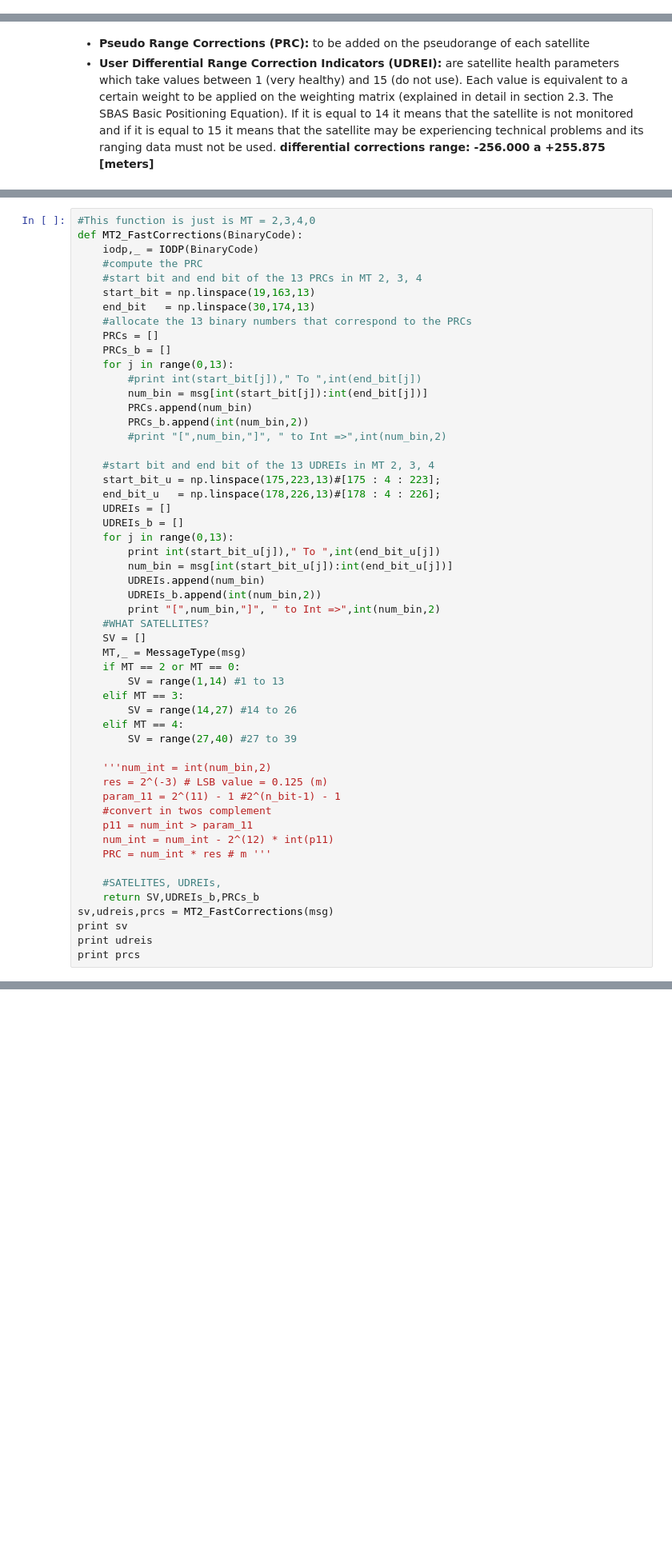
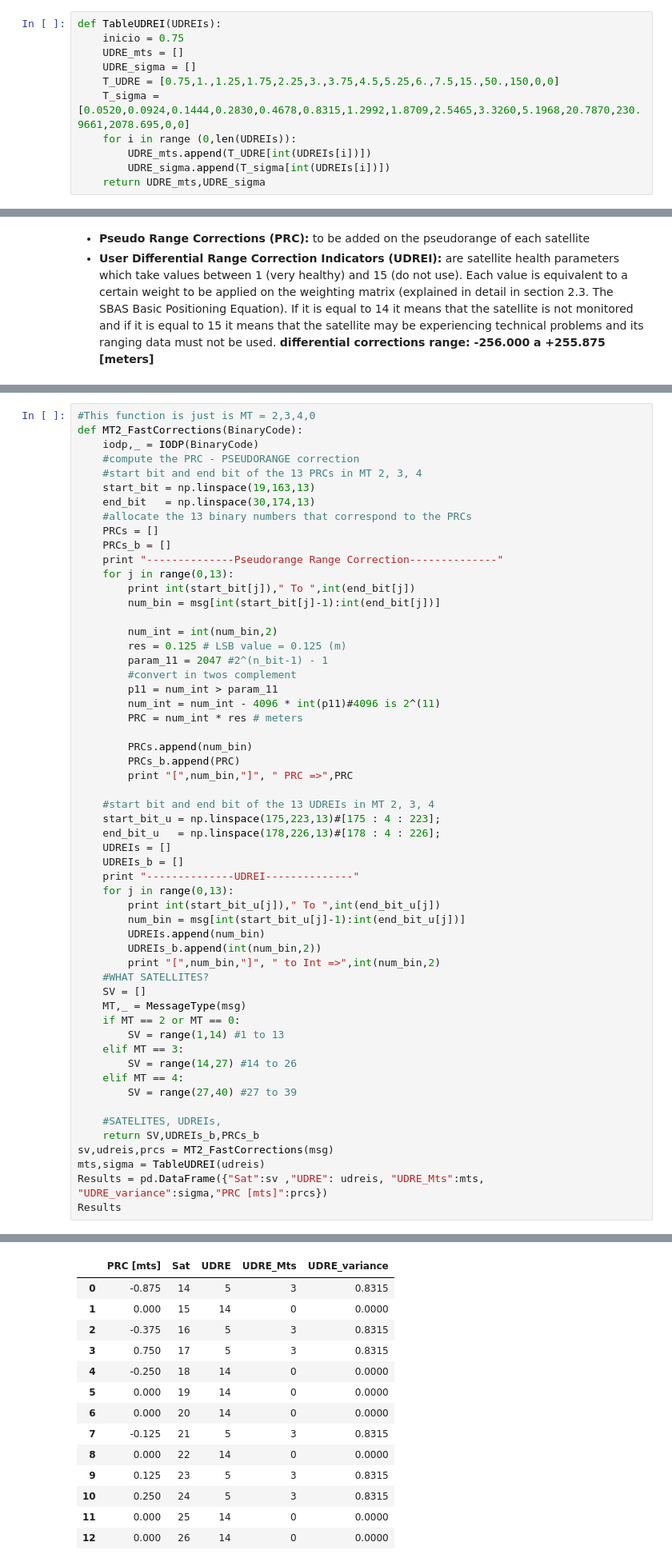
Before and after one commit to mikesneider/GNSS, a Jupyter notebook: SBAS.ipynb, the cells around one changed output, grey strips where cells are left out. Shown at 80% size. Cells and saved outputs as stored; diff of their text form; blank space fills up the shorter version.

```diff
--- a/SBAS.ipynb
+++ b/SBAS.ipynb
@@ -9,6 +9,17 @@ from numba import autojit
 from numpy.linalg import norm
 %matplotlib inline
 init_printing(use_latex=True)
+# %%
+def TableUDREI(UDREIs):
+    inicio = 0.75
+    UDRE_mts = []
+    UDRE_sigma = []
+    T_UDRE = [0.75,1.,1.25,1.75,2.25,3.,3.75,4.5,5.25,6.,7.5,15.,50.,150,0,0]
+    T_sigma = [0.0520,0.0924,0.1444,0.2830,0.4678,0.8315,1.2992,1.8709,2.5465,3.3260,5.1968,20.7870,230.9661,2078.695,0,0]
+    for i in range (0,len(UDREIs)):
+        UDRE_mts.append(T_UDRE[int(UDREIs[i])])
+        UDRE_sigma.append(T_sigma[int(UDREIs[i])])
+    return UDRE_mts,UDRE_sigma
 # %%
 #functions for calculate position
 @autojit
@@ -349,28 +363,39 @@ The message format is defined the section A.4.4.3 of MOPS, as well as the table
 #This function is just is MT = 2,3,4,0
 def MT2_FastCorrections(BinaryCode):
     iodp,_ = IODP(BinaryCode)
-    #compute the PRC
+    #compute the PRC - PSEUDORANGE correction
     #start bit and end bit of the 13 PRCs in MT 2, 3, 4
     start_bit = np.linspace(19,163,13)
     end_bit   = np.linspace(30,174,13)
     #allocate the 13 binary numbers that correspond to the PRCs
     PRCs = []
     PRCs_b = []
+    print "--------------Pseudorange Range Correction--------------"
     for j in range(0,13):
-        #print int(start_bit[j])," To ",int(end_bit[j])
-        num_bin = msg[int(start_bit[j]):int(end_bit[j])]
+        print int(start_bit[j])," To ",int(end_bit[j])
+        num_bin = msg[int(start_bit[j]-1):int(end_bit[j])]
+
+        num_int = int(num_bin,2)
+        res = 0.125 # LSB value = 0.125 (m)
+        param_11 = 2047 #2^(n_bit-1) - 1
+        #convert in twos complement
+        p11 = num_int > param_11
+        num_int = num_int - 4096 * int(p11)#4096 is 2^(11)
+        PRC = num_int * res # meters
+
         PRCs.append(num_bin)
-        PRCs_b.append(int(num_bin,2))
-        #print "[",num_bin,"]", " to Int =>",int(num_bin,2)
+        PRCs_b.append(PRC)
+        print "[",num_bin,"]", " PRC =>",PRC
 
     #start bit and end bit of the 13 UDREIs in MT 2, 3, 4
     start_bit_u = np.linspace(175,223,13)#[175 : 4 : 223];
     end_bit_u   = np.linspace(178,226,13)#[178 : 4 : 226];
     UDREIs = []
     UDREIs_b = []
+    print "--------------UDREI--------------"
     for j in range(0,13):
         print int(start_bit_u[j])," To ",int(end_bit_u[j])
-        num_bin = msg[int(start_bit_u[j]):int(end_bit_u[j])]
+        num_bin = msg[int(start_bit_u[j]-1):int(end_bit_u[j])]
         UDREIs.append(num_bin)
         UDREIs_b.append(int(num_bin,2))
         print "[",num_bin,"]", " to Int =>",int(num_bin,2)
@@ -384,18 +409,10 @@ def MT2_FastCorrections(BinaryCode):
     elif MT == 4:
         SV = range(27,40) #27 to 39
 
-    '''num_int = int(num_bin,2)
-    res = 2^(-3) # LSB value = 0.125 (m)
-    param_11 = 2^(11) - 1 #2^(n_bit-1) - 1
-    #convert in twos complement
-    p11 = num_int > param_11
-    num_int = num_int - 2^(12) * int(p11)
-    PRC = num_int * res # m '''
-
     #SATELITES, UDREIs,
     return SV,UDREIs_b,PRCs_b
 sv,udreis,prcs = MT2_FastCorrections(msg)
-print sv
-print udreis
-print prcs
+mts,sigma = TableUDREI(udreis)
+Results = pd.DataFrame({"Sat":sv ,"UDRE": udreis, "UDRE_Mts":mts, "UDRE_variance":sigma,"PRC [mts]":prcs})
+Results
 # %% [output]
@@ -419,3 +436,17 @@ print prcs
+|  | PRC [mts] | Sat | UDRE | UDRE_Mts | UDRE_variance |
+| 0 | -0.875 | 14 | 5 | 3 | 0.8315 |
+| 1 | 0.000 | 15 | 14 | 0 | 0.0000 |
+| 2 | -0.375 | 16 | 5 | 3 | 0.8315 |
+| 3 | 0.750 | 17 | 5 | 3 | 0.8315 |
+| 4 | -0.250 | 18 | 14 | 0 | 0.0000 |
+| 5 | 0.000 | 19 | 14 | 0 | 0.0000 |
+| 6 | 0.000 | 20 | 14 | 0 | 0.0000 |
+| 7 | -0.125 | 21 | 5 | 3 | 0.8315 |
+| 8 | 0.000 | 22 | 14 | 0 | 0.0000 |
+| 9 | 0.125 | 23 | 5 | 3 | 0.8315 |
+| 10 | 0.250 | 24 | 5 | 3 | 0.8315 |
+| 11 | 0.000 | 25 | 14 | 0 | 0.0000 |
+| 12 | 0.000 | 26 | 14 | 0 | 0.0000 |
 # %%
 #This function is just is MT = 24
 def MT24_FastCorrections(BinaryCode):
```
Also changed, not shown: parts of 8 cells of this notebook.
